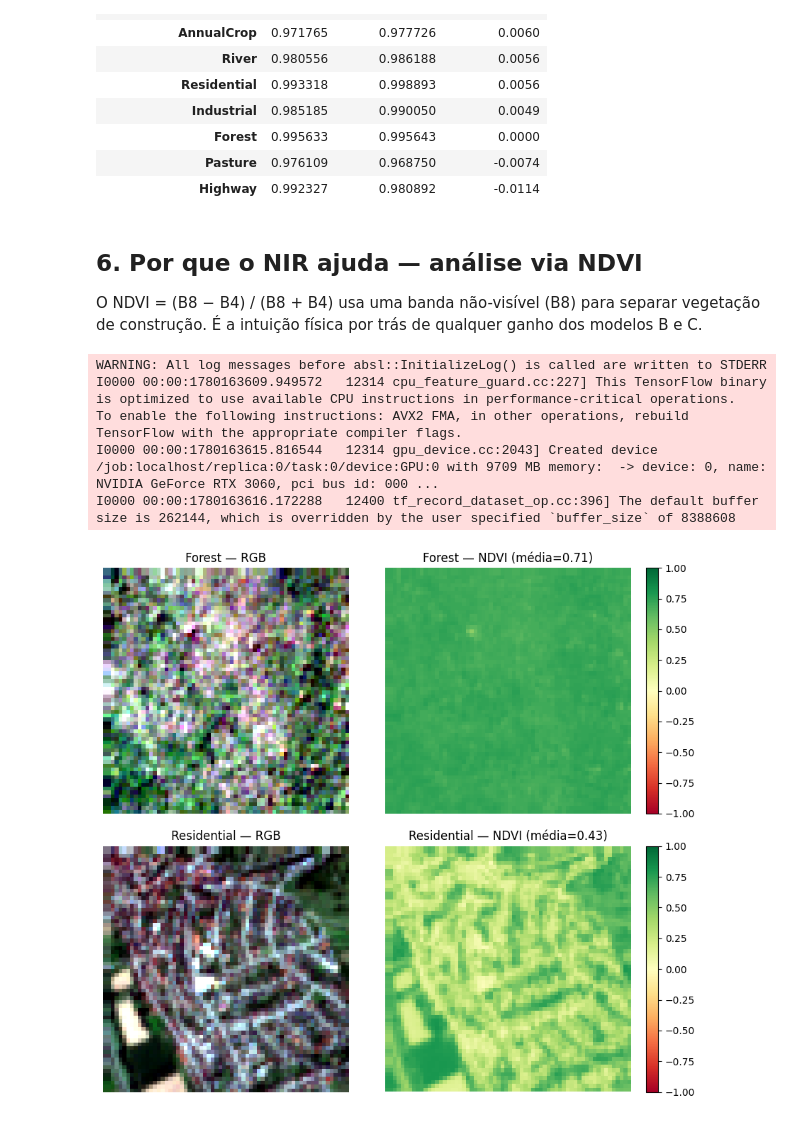
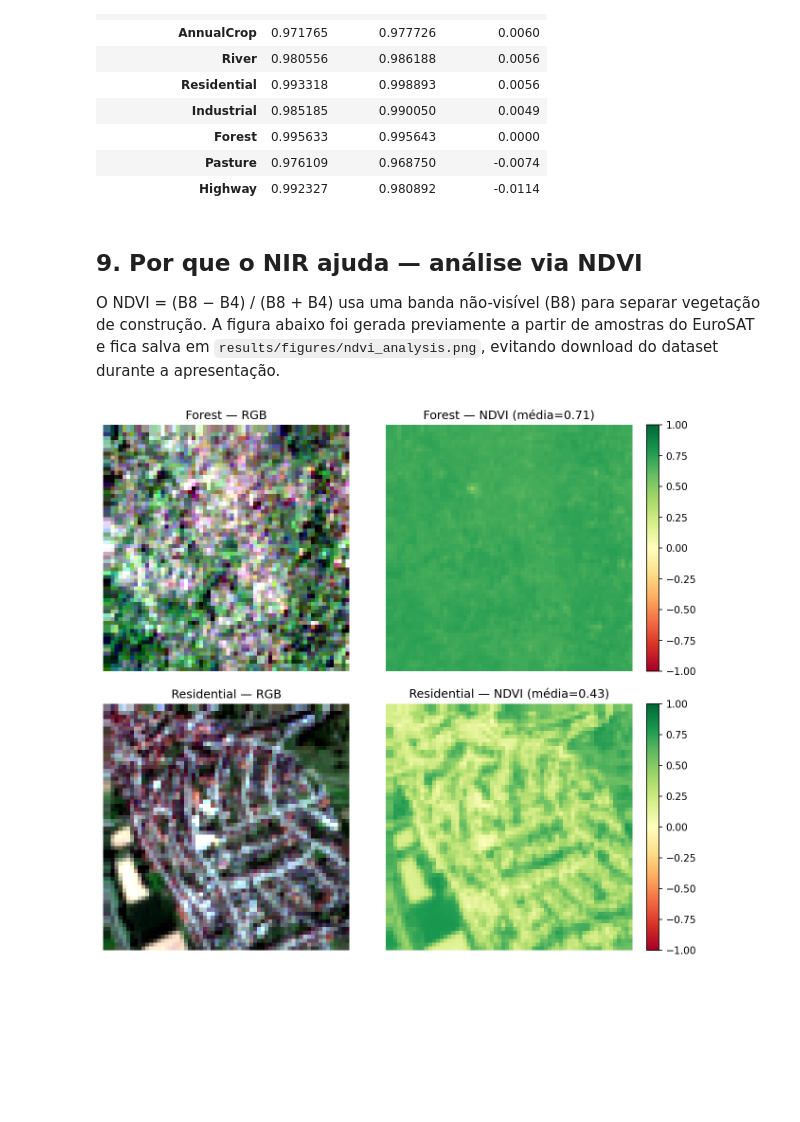
Before and after one commit to Overkillas/eurosat-multispectral-cnn, a Jupyter notebook: notebooks/06_presentation.ipynb, the cells around one changed output. Cells and saved outputs as stored; diff of their text form; code cells hidden in the pictures; blank space fills up the shorter version.

```diff
--- a/notebooks/06_presentation.ipynb
+++ b/notebooks/06_presentation.ipynb
@@ -125,35 +259,15 @@ delta.sort_values('Ganho (C - A)', ascending=False)
 | Pasture | 0.976109 | 0.968750 | -0.0074 |
 | Highway | 0.992327 | 0.980892 | -0.0114 |
 # %% [markdown]
-## 6. Por que o NIR ajuda — análise via NDVI
+## 9. Por que o NIR ajuda — análise via NDVI
 
-O NDVI = (B8 − B4) / (B8 + B4) usa uma banda não-visível (B8) para separar vegetação de construção. É a intuição física por trás de qualquer ganho dos modelos B e C.
+O NDVI = (B8 − B4) / (B8 + B4) usa uma banda não-visível (B8) para separar vegetação de construção. A figura abaixo foi gerada previamente a partir de amostras do EuroSAT e fica salva em `results/figures/ndvi_analysis.png`, evitando download do dataset durante a apresentação.
 # %%
-ds = tfds.load(config.DATASET_NAME, split='train', shuffle_files=False)
-samples = {}
-for ex in ds:
-    lbl = int(ex[config.LABEL_KEY])
-    if lbl not in samples:
-        samples[lbl] = ex[config.IMAGE_KEY].numpy()
-    if len(samples) == config.NUM_CLASSES:
-        break
+ndvi_path = config.FIGURES_DIR / 'ndvi_analysis.png'
+if not ndvi_path.exists():
+    raise FileNotFoundError(f'Figura esperada não encontrada: {ndvi_path}')
 
-forest = samples[config.CLASS_NAMES.index('Forest')]
-resid = samples[config.CLASS_NAMES.index('Residential')]
-fig, axes = plt.subplots(2, 2, figsize=(9, 8))
-for row, (img, name) in enumerate([(forest, 'Forest'), (resid, 'Residential')]):
-    ndvi = viz.compute_ndvi(img)
-    axes[row, 0].imshow(viz.rgb_composite(img)); axes[row, 0].set_title(f'{name} — RGB'); axes[row, 0].axis('off')
-    im = axes[row, 1].imshow(ndvi, cmap='RdYlGn', vmin=-1, vmax=1)
-    axes[row, 1].set_title(f'{name} — NDVI (média={ndvi.mean():.2f})'); axes[row, 1].axis('off')
-    fig.colorbar(im, ax=axes[row, 1], fraction=0.046)
-plt.tight_layout(); fig.savefig(config.FIGURES_DIR / 'ndvi_analysis.png', dpi=150, bbox_inches='tight')
-plt.show()
+display(Image(filename=str(ndvi_path)))
 # %% [output]
-WARNING: All log messages before absl::InitializeLog() is called are written to STDERR
-I0000 00:00:1780163609.949572   12314 cpu_feature_guard.cc:227] This TensorFlow binary is optimized to use available CPU instructions in performance-critical operations.
-To enable the following instructions: AVX2 FMA, in other operations, rebuild TensorFlow with the appropriate compiler flags.
-I0000 00:00:1780163615.816544   12314 gpu_device.cc:2043] Created device /job:localhost/replica:0/task:0/device:GPU:0 with 9709 MB memory:  -> device: 0, name: NVIDIA GeForce RTX 3060, pci bus id: 000 ...
-I0000 00:00:1780163616.172288   12400 tf_record_dataset_op.cc:396] The default buffer size is 262144, which is overridden by the user specified `buffer_size` of 8388608
-[figure, old version]
+[figure, new version]
 # %% [markdown]
```
Also changed, not shown: parts of 15 cells of this notebook, 5 other files.
